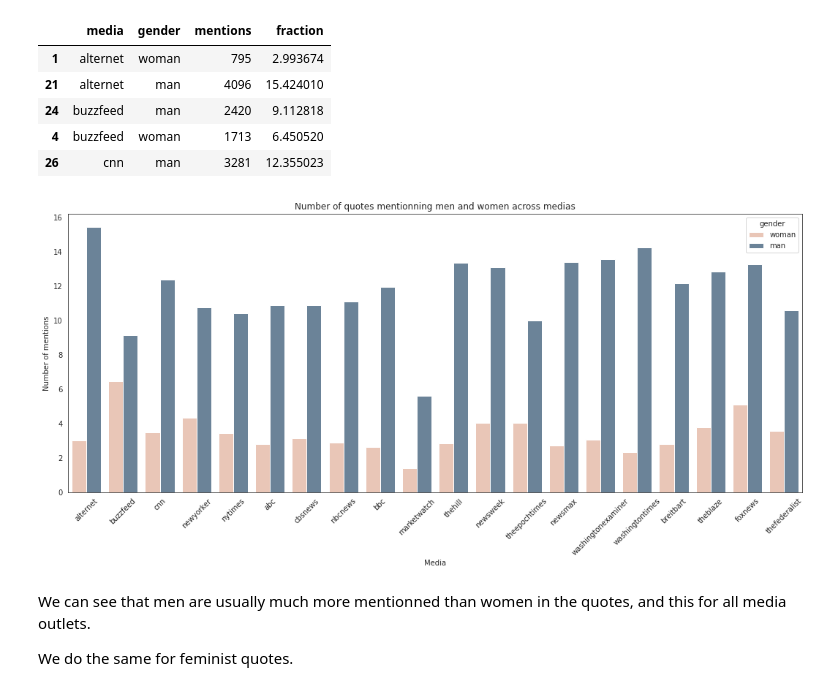
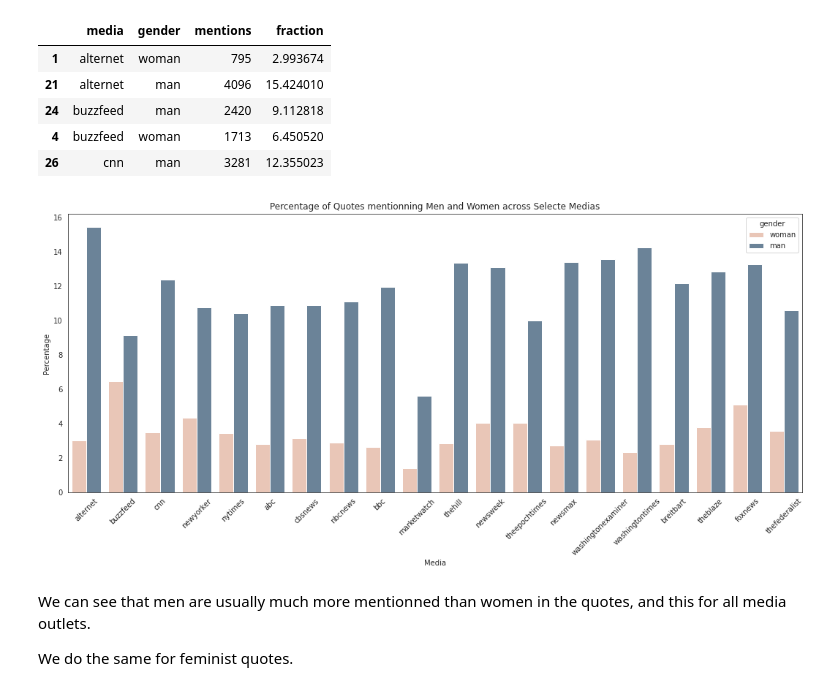
Before and after one commit to epfl-ada/ada-2021-project-wow, a Jupyter notebook: ADA_project.ipynb, the cells around one changed output. Cells and saved outputs as stored; diff of their text form; code cells hidden in the pictures.

```diff
--- a/ADA_project.ipynb
+++ b/ADA_project.ipynb
@@ -1535,19 +1535,19 @@ mentions_counts_per_media.head()
 # %%
 # Some boilerplate to initialise things
 sns.set_style(style='white')
 plt.figure(figsize=(18, 7))
 # This is where the actual plot gets made
 ax = sns.barplot(data=mentions_counts_per_media, x='media', y='fraction', hue='gender', palette=['#f1c3af', '#64849f'])
 # Customise some display properties
-ax.set_title('Number of quotes mentionning men and women across medias')
+ax.set_title('Percentage of Quotes mentionning Men and Women across Selecte Medias')
 ax.set_ylabel('Percentage')
 ax.set_xlabel('Media')
 ax.grid(False)
 ax.set_xticklabels(mentions_counts_per_media['media'].unique(), rotation=45)
 plt.savefig("/content/drive/MyDrive/ADA/Saved data/number_mentions.png", bbox_inches='tight', dpi=300)
 plt.show()
 # %% [output]
-[figure, old version]
+[figure, new version]
 # %% [markdown]
 We can see that men are usually much more mentionned than women in the quotes, and this for all media outlets.
 
```
Also changed, not shown: parts of 1 cell of this notebook.
